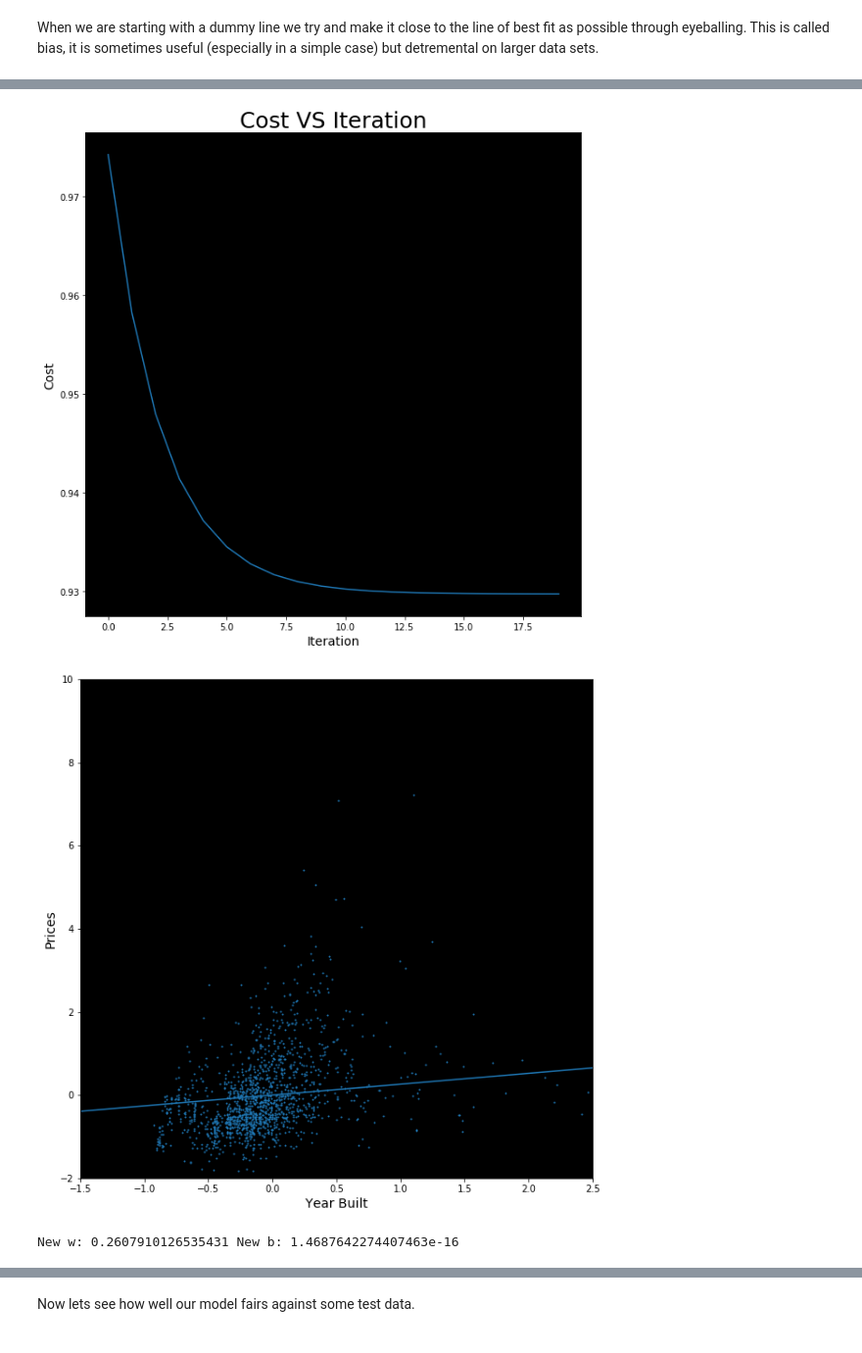
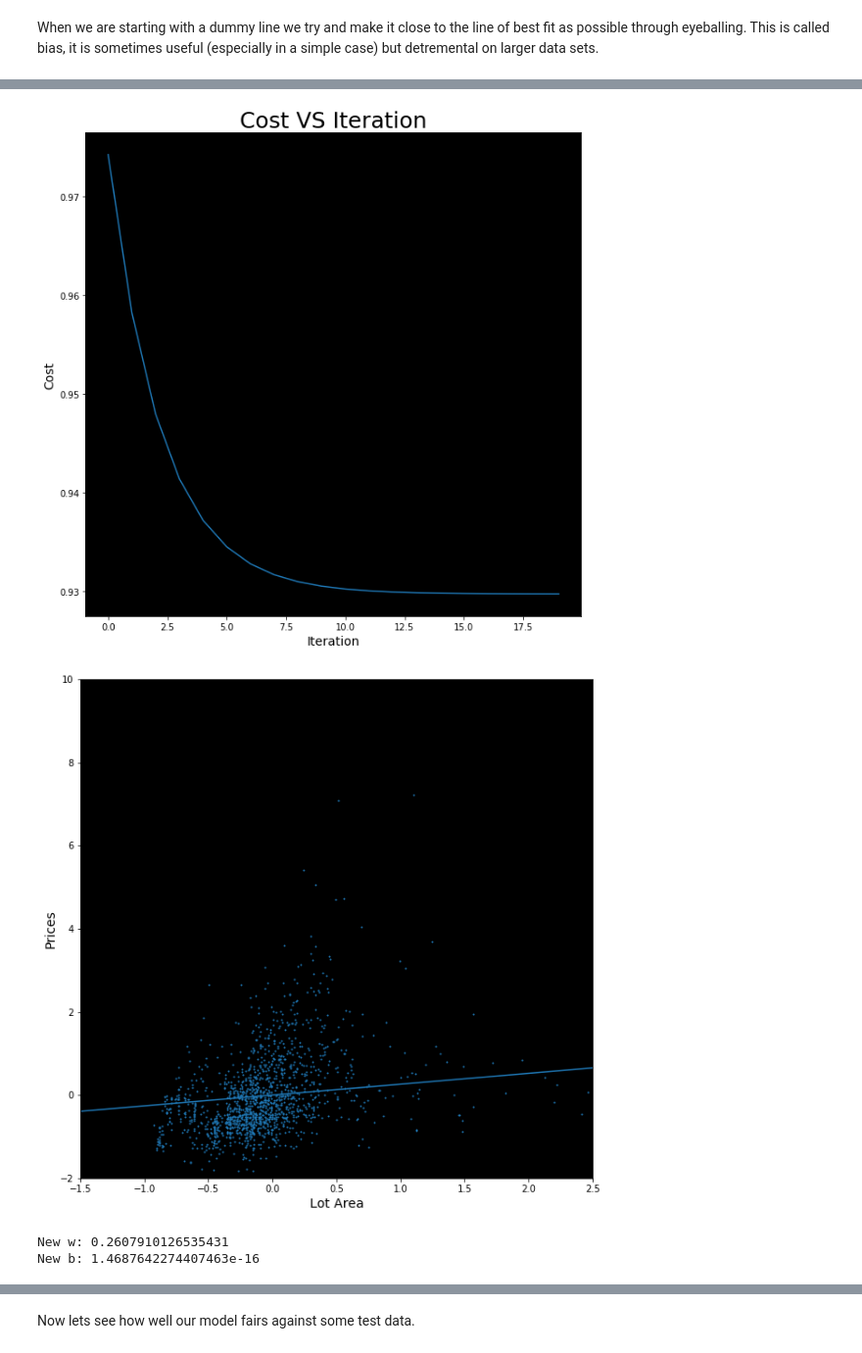
Before and after one commit to MangoFiasco/CISAssignment1, a Jupyter notebook: Assignment 1.ipynb, the cells around one changed output, grey strips where cells are left out. Shown: that part at 98% size. Drawn from its saved outputs; the diff is of its cells as text; code cells hidden in the pictures.

```diff
--- a/Assignment 1.ipynb
+++ b/Assignment 1.ipynb
@@ -140,23 +133,25 @@ def mvLoss(X,Y,W):
 # %%
 X = features["LotArea"]
 result = GradientDecent(0,0,X,Y,10,20)
 w = result[0]
 b = result[1]
 plt.figure(figsize=(10,10))
 plt.scatter(X,Y,1)
 x = np.array(range(-10,10))
 plt.xlim(-1.5,2.5)
 plt.ylim(-2,10)
 y = (w*x + b)
-plt.xlabel('Year Built', fontsize=14)
+plt.xlabel('Lot Area', fontsize=14)
 plt.ylabel('Prices', fontsize=14)
 plt.plot(x,y)
 plt.show()
-print("New w:",w,"New b:",b)
+print("New w:",w)
+print("New b:",b)
 # %% [output]
 [figure]
-[figure, old version]
+[figure, new version]
-New w: 0.2607910126535431 New b: 1.4687642274407463e-16
+New w: 0.2607910126535431
+New b: 1.4687642274407463e-16
 # %% [markdown]
 ## Now lets look at the case of n features added to the linear regression model
 
```
Also changed, not shown: parts of 9 cells of this notebook.
